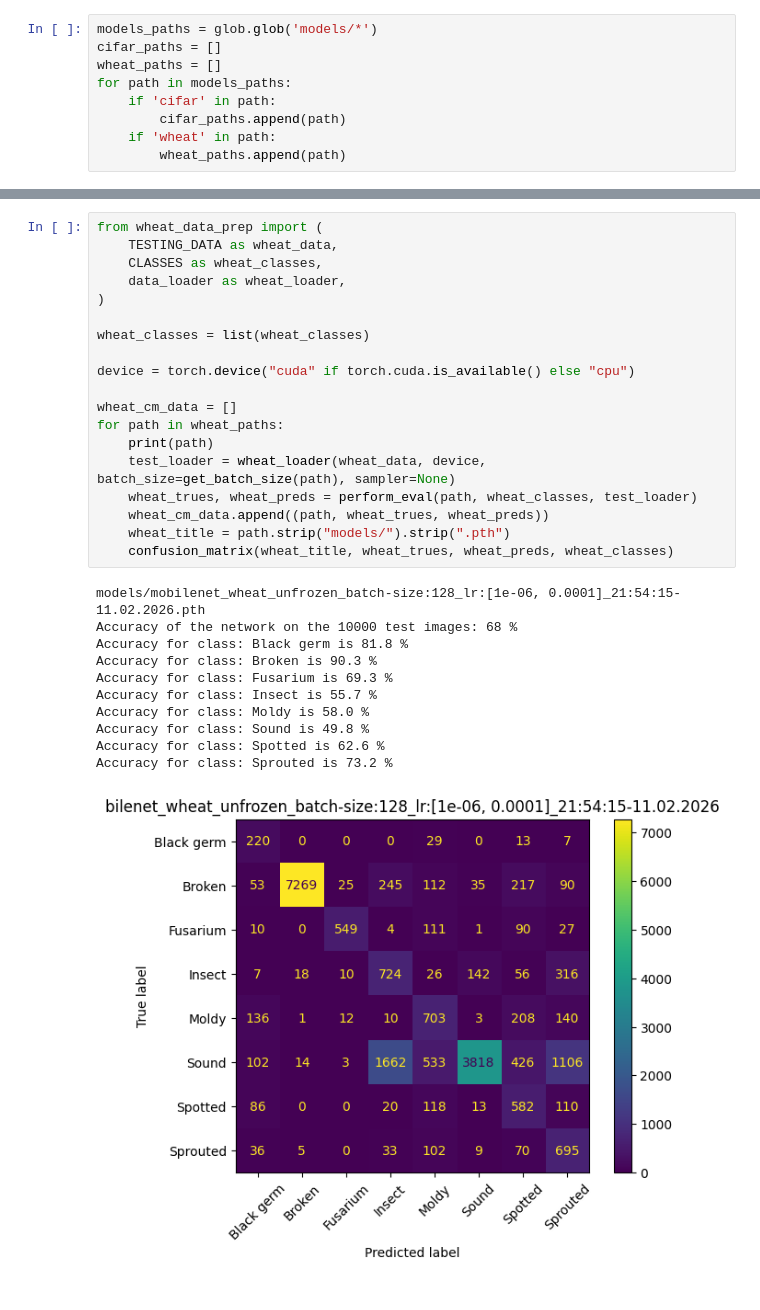
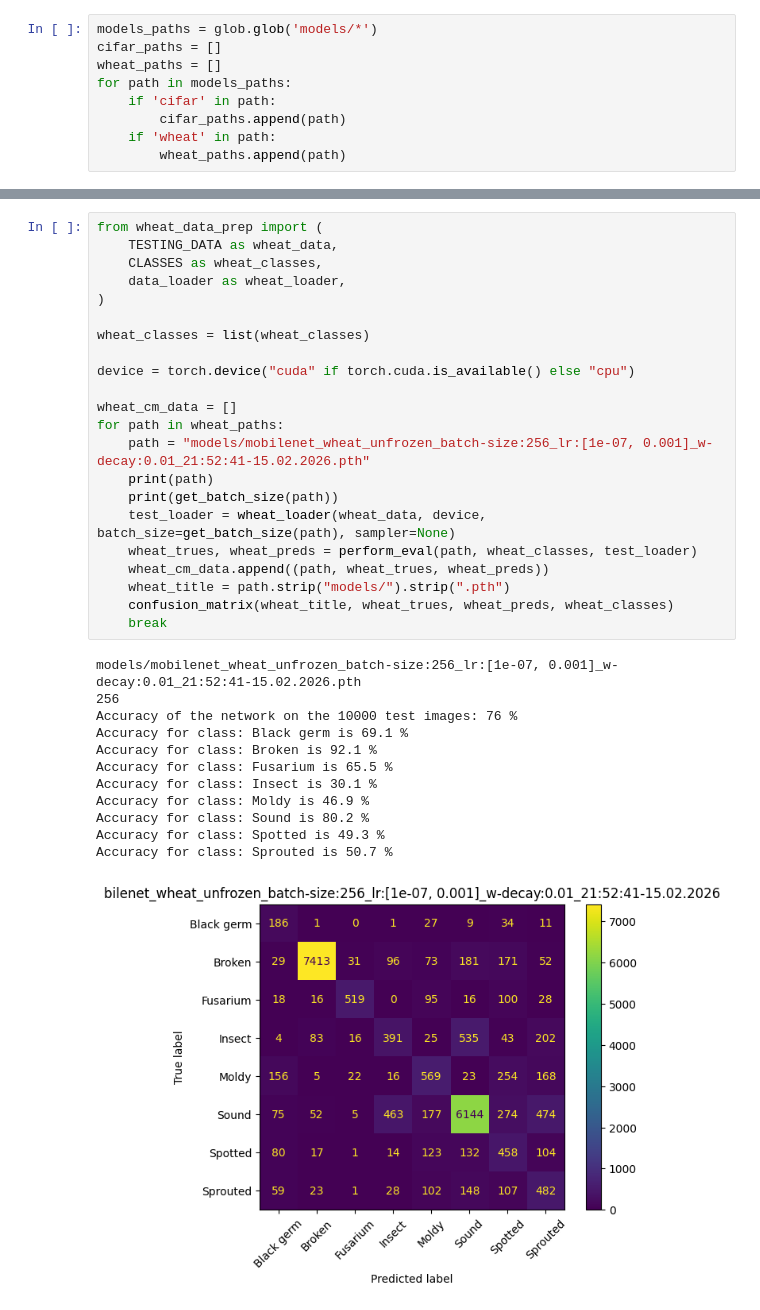
Before and after one commit to Walid-N-bit/ml_app, a Jupyter notebook: dashboard.ipynb, the cells around one changed output, grey strips where cells are left out. Cells and saved outputs as stored; diff of their text form.

```diff
--- a/dashboard.ipynb
+++ b/dashboard.ipynb
@@ -169,31 +173,35 @@ Accuracy for class: truck is 92.9 %
 # %%
 from wheat_data_prep import (
     TESTING_DATA as wheat_data,
     CLASSES as wheat_classes,
     data_loader as wheat_loader,
 )
 
 wheat_classes = list(wheat_classes)
 
 device = torch.device("cuda" if torch.cuda.is_available() else "cpu")
 
 wheat_cm_data = []
 for path in wheat_paths:
+    path = "models/mobilenet_wheat_unfrozen_batch-size:256_lr:[1e-07, 0.001]_w-decay:0.01_21:52:41-15.02.2026.pth"
     print(path)
+    print(get_batch_size(path))
     test_loader = wheat_loader(wheat_data, device, batch_size=get_batch_size(path), sampler=None)
     wheat_trues, wheat_preds = perform_eval(path, wheat_classes, test_loader)
     wheat_cm_data.append((path, wheat_trues, wheat_preds))
     wheat_title = path.strip("models/").strip(".pth")
     confusion_matrix(wheat_title, wheat_trues, wheat_preds, wheat_classes)
+    break
 # %% [output]
-models/mobilenet_wheat_unfrozen_batch-size:128_lr:[1e-06, 0.0001]_21:54:15-11.02.2026.pth
-Accuracy of the network on the 10000 test images: 68 %
-Accuracy for class: Black germ is 81.8 %
-Accuracy for class: Broken is 90.3 %
-Accuracy for class: Fusarium is 69.3 %
-Accuracy for class: Insect is 55.7 %
-Accuracy for class: Moldy is 58.0 %
-Accuracy for class: Sound is 49.8 %
-Accuracy for class: Spotted is 62.6 %
-Accuracy for class: Sprouted is 73.2 %
+models/mobilenet_wheat_unfrozen_batch-size:256_lr:[1e-07, 0.001]_w-decay:0.01_21:52:41-15.02.2026.pth
+256
+Accuracy of the network on the 10000 test images: 76 %
+Accuracy for class: Black germ is 69.1 %
+Accuracy for class: Broken is 92.1 %
+Accuracy for class: Fusarium is 65.5 %
+Accuracy for class: Insect is 30.1 %
+Accuracy for class: Moldy is 46.9 %
+Accuracy for class: Sound is 80.2 %
+Accuracy for class: Spotted is 49.3 %
+Accuracy for class: Sprouted is 50.7 %
-[figure, old version]
+[figure, new version]
```
Also changed, not shown: parts of 4 cells of this notebook, 6 other files.
